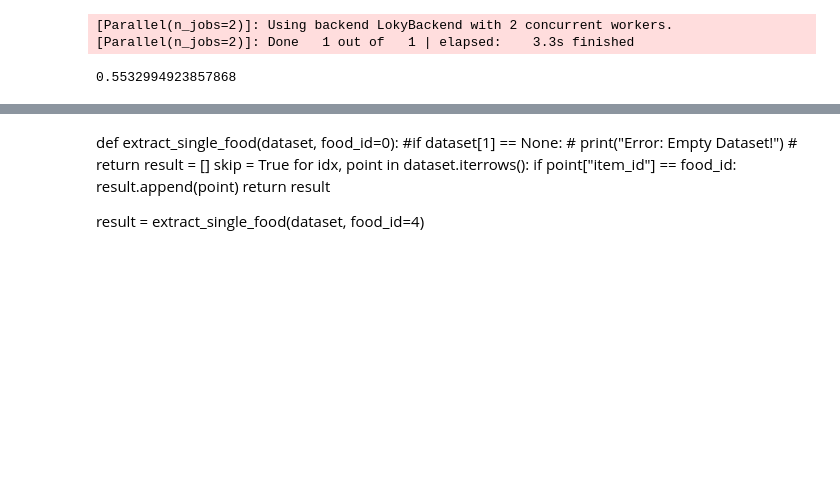
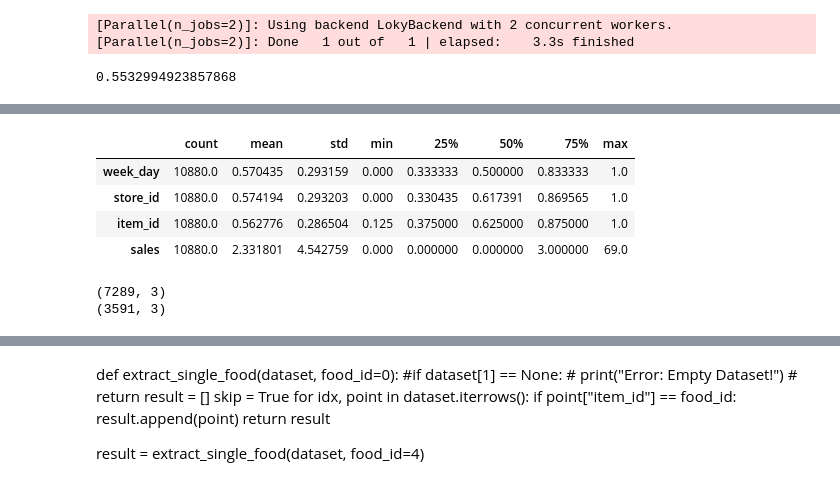
Before and after one commit to HellBlizzard0/helecious, a Jupyter notebook: Project_Helecious.ipynb, the cells around one changed output, grey strips where cells are left out. Saved outputs shown, nothing was run; the diff lists cells and outputs as text; code cells hidden in the pictures; blank space fills up the shorter version.

```diff
--- a/Project_Helecious.ipynb
+++ b/Project_Helecious.ipynb
@@ -144,0 +183,20 @@ reg.score(x_train, y_train)
+# %%
+target_column = ['sales']
+predictors = list(set(list(dataset.columns))-set(target_column))
+dataset[predictors] = dataset[predictors]/dataset[predictors].max()
+dataset.describe().transpose()
+# %% [output]
+|  | count | mean | std | min | 25% | 50% | 75% | max |
+| week_day | 10880.0 | 0.570435 | 0.293159 | 0.000 | 0.333333 | 0.500000 | 0.833333 | 1.0 |
+| store_id | 10880.0 | 0.574194 | 0.293203 | 0.000 | 0.330435 | 0.617391 | 0.869565 | 1.0 |
+| item_id | 10880.0 | 0.562776 | 0.286504 | 0.125 | 0.375000 | 0.625000 | 0.875000 | 1.0 |
+| sales | 10880.0 | 2.331801 | 4.542759 | 0.000 | 0.000000 | 0.000000 | 3.000000 | 69.0 |
+# %%
+X = dataset[predictors].values
+y = dataset[target_column].values
+
+X_train, X_test, y_train, y_test = train_test_split(X, y, test_size=0.33, random_state=40)
+print(X_train.shape); print(X_test.shape)
+# %% [output]
+(7289, 3)
+(3591, 3)
```
Also changed, not shown: parts of 9 cells of this notebook.
